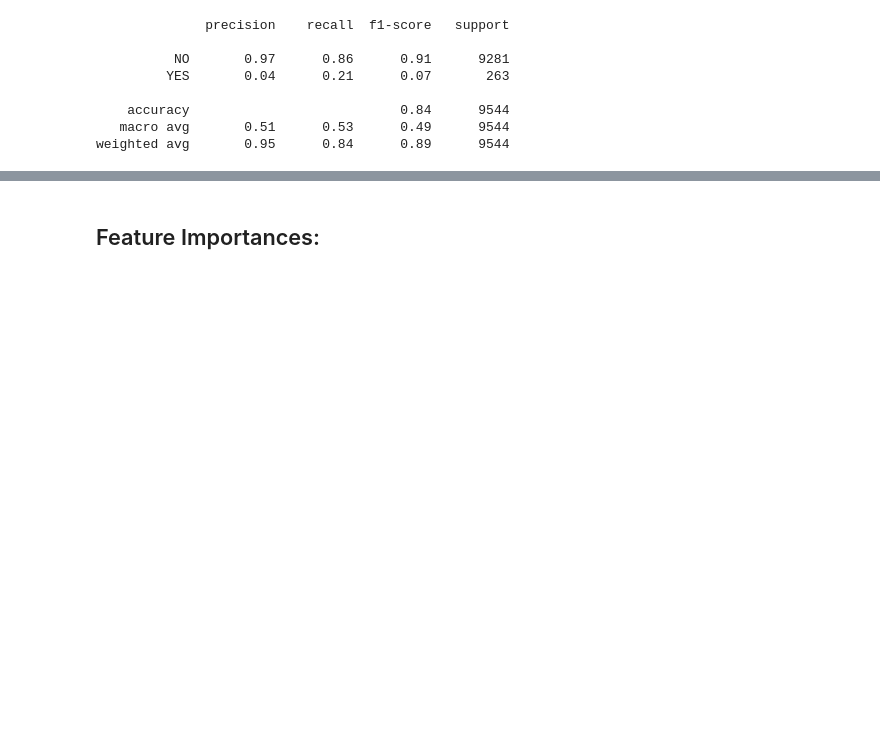
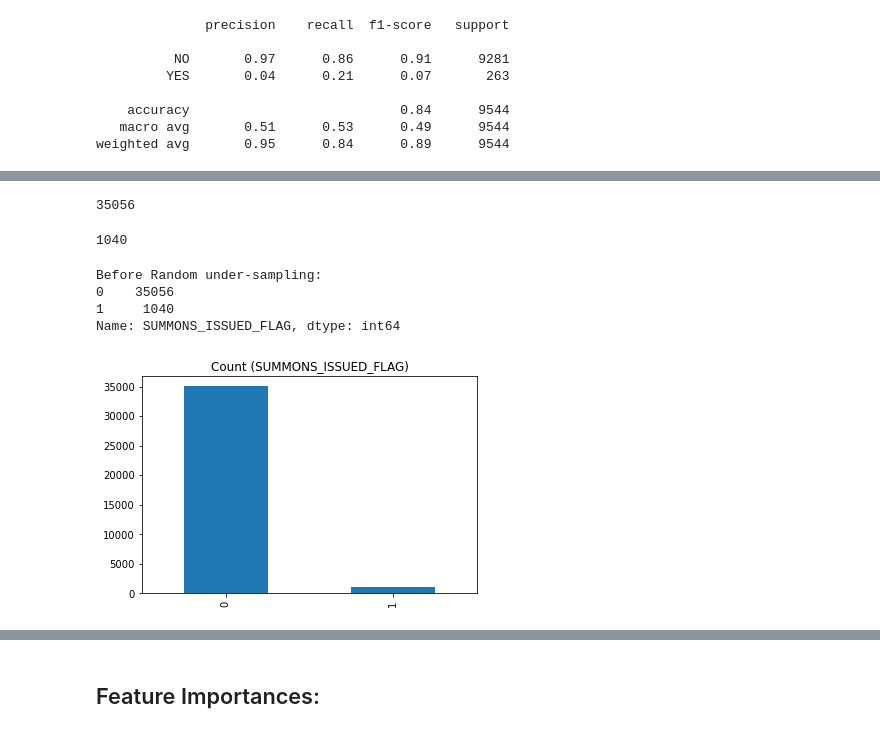
Before and after one commit to uzmabb182/data-detection-using-machine-learning, a Jupyter notebook: static/data_processing/sfq_summon_prediction.ipynb, the cells around one changed output, grey strips where cells are left out. Saved outputs shown, nothing was run; the diff lists cells and outputs as text; code cells hidden in the pictures; blank space fills up the shorter version.

Commit message:
Random under-sampling and over-sampling with imbalanced-learn

```diff
--- a/static/data_processing/sfq_summon_prediction.ipynb
+++ b/static/data_processing/sfq_summon_prediction.ipynb
@@ -2478,0 +2516,20 @@ Testing Score: 0.9724434199497066
+# %%
+count_class_0
+# %% [output]
+35056
+# %%
+count_class_1
+# %% [output]
+1040
+# %%
+# Before resampling
+print('Before Random under-sampling:')
+print(merge_df.SUMMONS_ISSUED_FLAG.value_counts())
+
+merge_df.SUMMONS_ISSUED_FLAG.value_counts().plot(kind='bar', title='Count (SUMMONS_ISSUED_FLAG)');
+# %% [output]
+Before Random under-sampling:
+0    35056
+1     1040
+Name: SUMMONS_ISSUED_FLAG, dtype: int64
+[figure, added]
```
Also changed, not shown: parts of 20 cells of this notebook.
